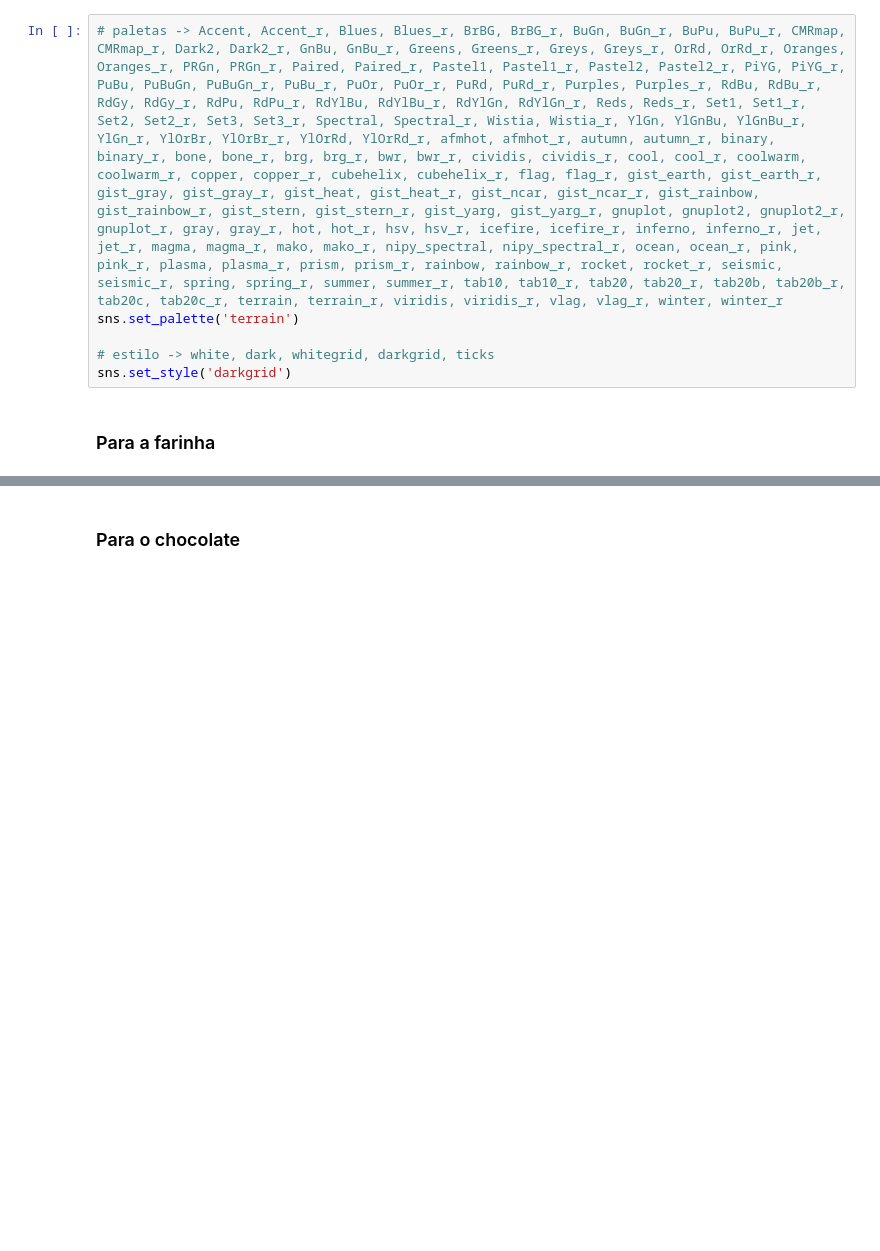
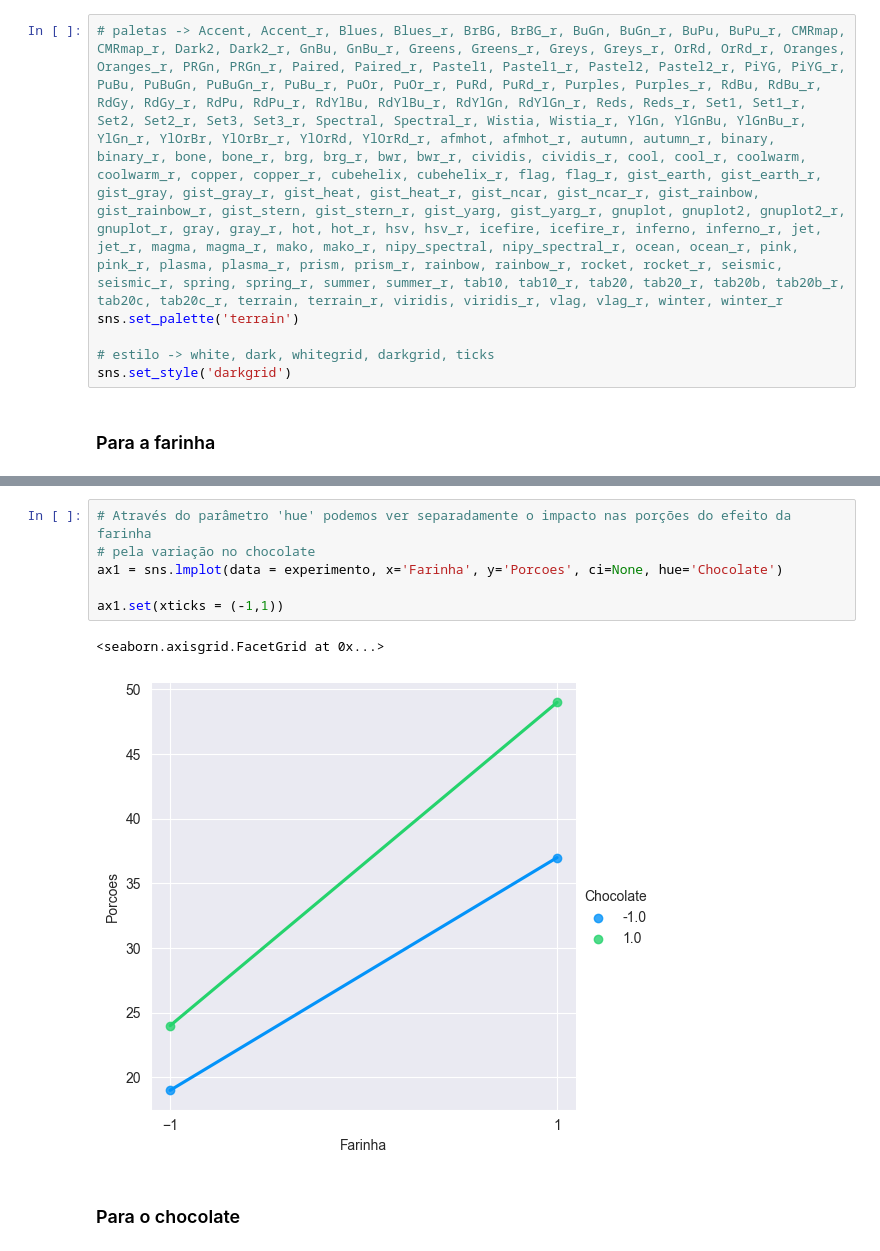
Before and after one commit to fcardosoo/15-Alura-Analise-de-experimentos-testes-mapas-de-cores-e-analises-dos-dados, a Jupyter notebook: Planejamento_experimentos_aula.ipynb, the cells around one changed output, grey strips where cells are left out. Saved outputs shown, nothing was run; the diff lists cells and outputs as text; blank space fills up the shorter version.

```diff
--- a/Planejamento_experimentos_aula.ipynb
+++ b/Planejamento_experimentos_aula.ipynb
@@ -133,3 +135,12 @@ ax1 = sns.lmplot(data = experimento, x='Farinha', y='Porcoes')
+# %%
+# Através do parâmetro 'hue' podemos ver separadamente o impacto nas porções do efeito da farinha
+# pela variação no chocolate
+ax1 = sns.lmplot(data = experimento, x='Farinha', y='Porcoes', ci=None, hue='Chocolate')
+
+ax1.set(xticks = (-1,1))
+# %% [output]
+<seaborn.axisgrid.FacetGrid at 0x...>
+[figure, added]
 # %% [markdown]
 ### Para o chocolate
 # %%
```
Also changed, not shown: parts of 4 cells of this notebook.
